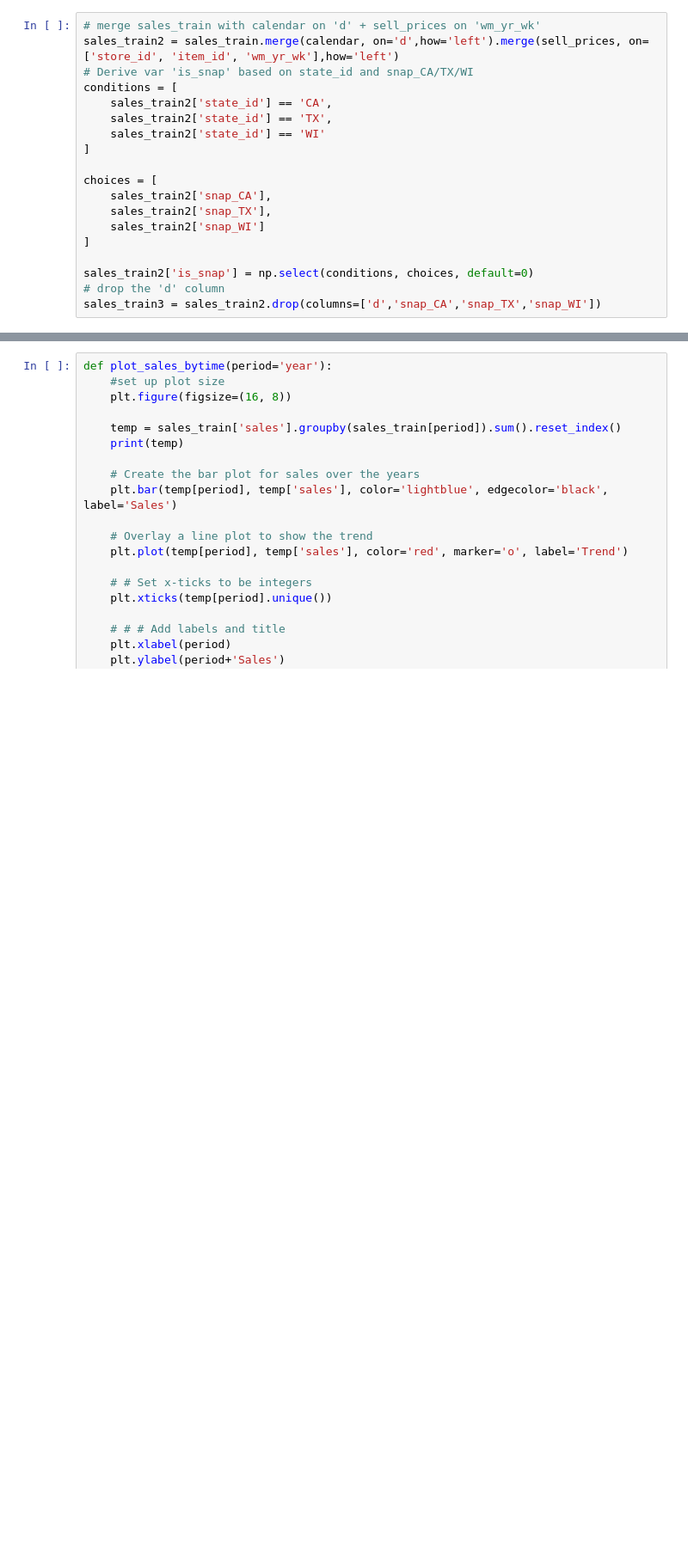
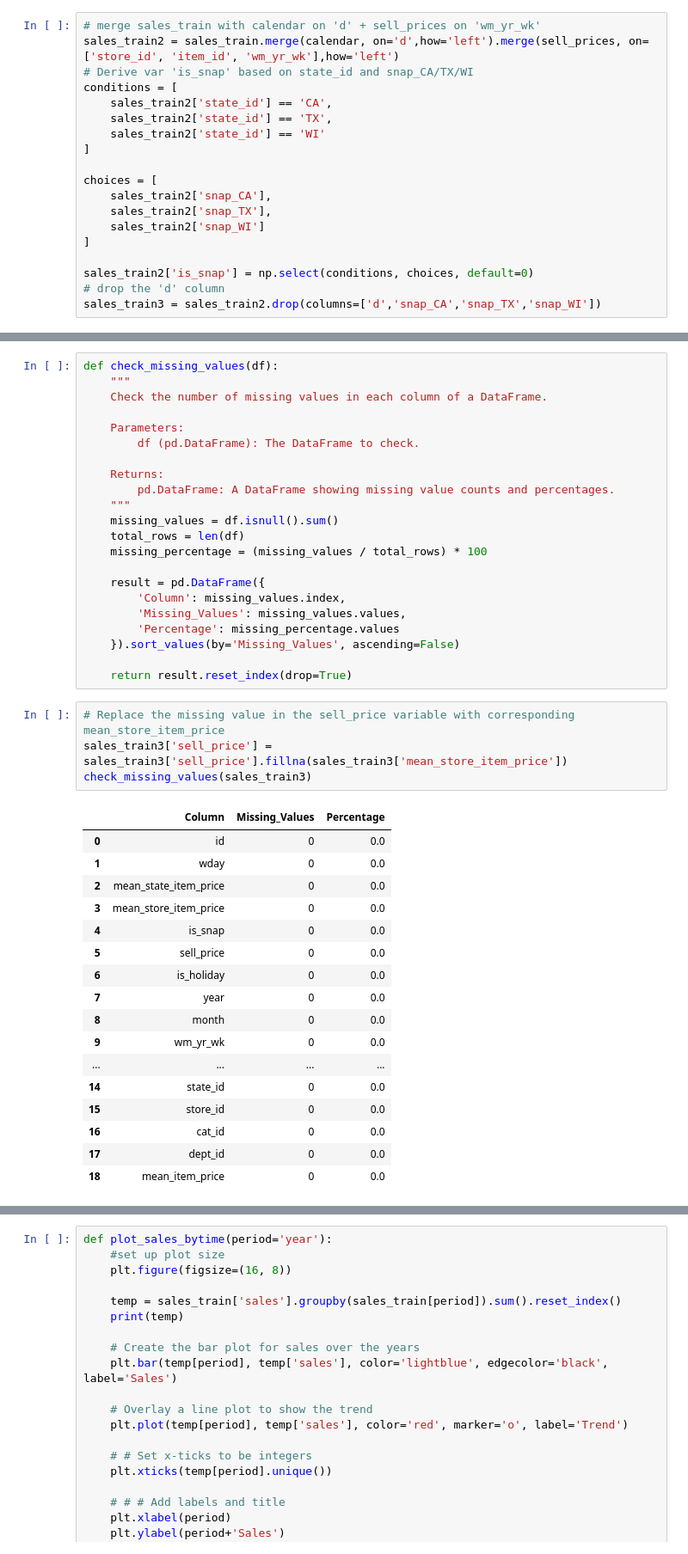
Before and after one commit to ionahu08/M5Forecasting_Accuracy, a Jupyter notebook: code/project_M5.ipynb, the cells around one changed output, grey strips where cells are left out. Shown at 86% size. Drawn from its saved outputs; the diff is of its cells as text; blank space fills up the shorter version.

```diff
--- a/code/project_M5.ipynb
+++ b/code/project_M5.ipynb
@@ -444,2 +463,46 @@ display(sales_train3.describe().T)
+# %%
+def check_missing_values(df):
+    """
+    Check the number of missing values in each column of a DataFrame.
+
+    Parameters:
+        df (pd.DataFrame): The DataFrame to check.
+
+    Returns:
+        pd.DataFrame: A DataFrame showing missing value counts and percentages.
+    """
+    missing_values = df.isnull().sum()
+    total_rows = len(df)
+    missing_percentage = (missing_values / total_rows) * 100
+
+    result = pd.DataFrame({
+        'Column': missing_values.index,
+        'Missing_Values': missing_values.values,
+        'Percentage': missing_percentage.values
+    }).sort_values(by='Missing_Values', ascending=False)
+
+    return result.reset_index(drop=True)
+# %%
+# Replace the missing value in the sell_price variable with corresponding mean_store_item_price
+sales_train3['sell_price'] = sales_train3['sell_price'].fillna(sales_train3['mean_store_item_price'])
+check_missing_values(sales_train3)
+# %% [output]
+|  | Column | Missing_Values | Percentage |
+| 0 | id | 0 | 0.0 |
+| 1 | wday | 0 | 0.0 |
+| 2 | mean_state_item_price | 0 | 0.0 |
+| 3 | mean_store_item_price | 0 | 0.0 |
+| 4 | is_snap | 0 | 0.0 |
+| 5 | sell_price | 0 | 0.0 |
+| 6 | is_holiday | 0 | 0.0 |
+| 7 | year | 0 | 0.0 |
+| 8 | month | 0 | 0.0 |
+| 9 | wm_yr_wk | 0 | 0.0 |
+| ... | ... | ... | ... |
+| 14 | state_id | 0 | 0.0 |
+| 15 | store_id | 0 | 0.0 |
+| 16 | cat_id | 0 | 0.0 |
+| 17 | dept_id | 0 | 0.0 |
+| 18 | mean_item_price | 0 | 0.0 |
 # %% [markdown]
 ### 02 EDA + Feature Engineering
```
Also changed, not shown: parts of 9 cells of this notebook.
